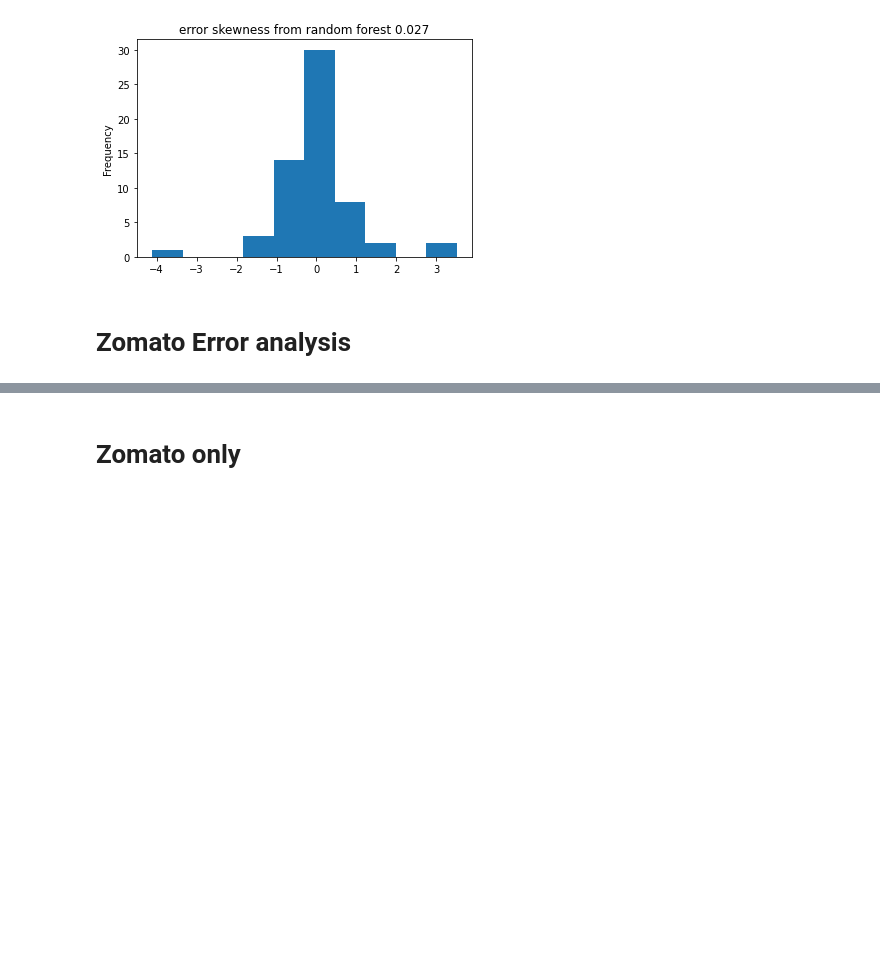
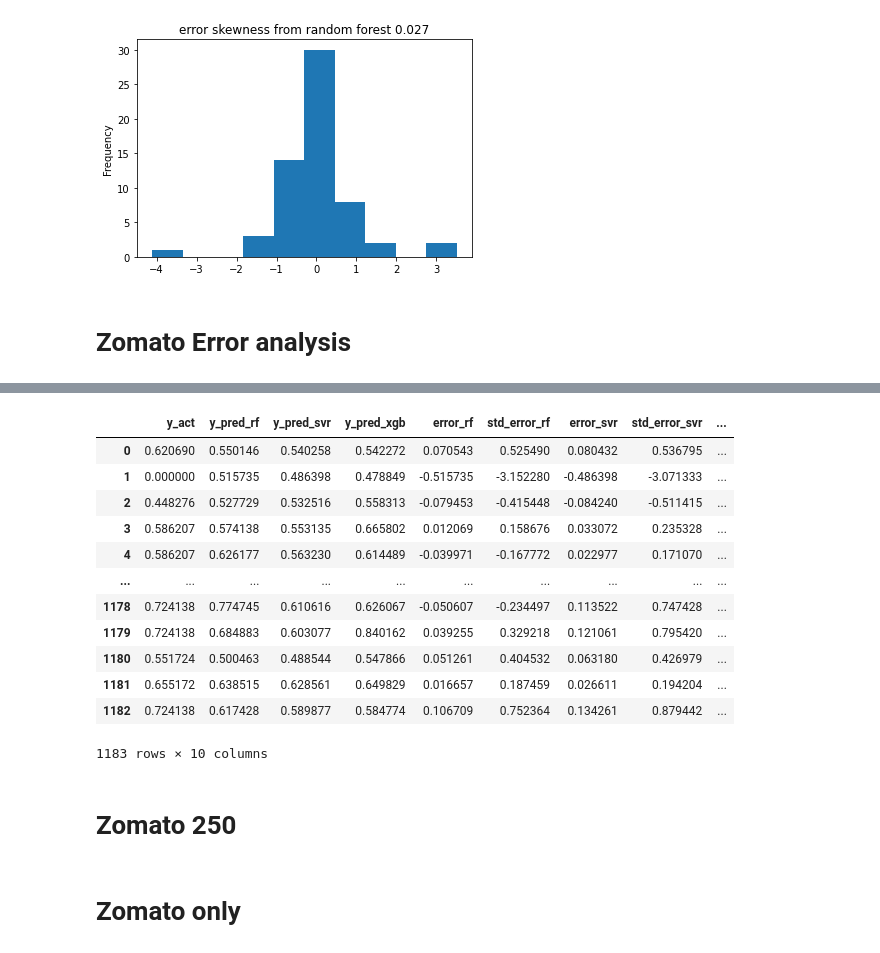
Before and after one commit to adamaulia/AdamThesis, a Jupyter notebook: 5_error_regression.ipynb, the cells around one changed output, grey strips where cells are left out. Saved outputs shown, nothing was run; the diff lists cells and outputs as text; code cells hidden in the pictures; blank space fills up the shorter version.

```diff
--- a/5_error_regression.ipynb
+++ b/5_error_regression.ipynb
@@ -205,3 +224,21 @@ plt.show()
+# %%
+df_zom_scat_reg
+# %% [output]
+|  | y_act | y_pred_rf | y_pred_svr | y_pred_xgb | error_rf | std_error_rf | error_svr | std_error_svr | ... |
+| 0 | 0.620690 | 0.550146 | 0.540258 | 0.542272 | 0.070543 | 0.525490 | 0.080432 | 0.536795 | ... |
+| 1 | 0.000000 | 0.515735 | 0.486398 | 0.478849 | -0.515735 | -3.152280 | -0.486398 | -3.071333 | ... |
+| 2 | 0.448276 | 0.527729 | 0.532516 | 0.558313 | -0.079453 | -0.415448 | -0.084240 | -0.511415 | ... |
+| 3 | 0.586207 | 0.574138 | 0.553135 | 0.665802 | 0.012069 | 0.158676 | 0.033072 | 0.235328 | ... |
+| 4 | 0.586207 | 0.626177 | 0.563230 | 0.614489 | -0.039971 | -0.167772 | 0.022977 | 0.171070 | ... |
+| ... | ... | ... | ... | ... | ... | ... | ... | ... | ... |
+| 1178 | 0.724138 | 0.774745 | 0.610616 | 0.626067 | -0.050607 | -0.234497 | 0.113522 | 0.747428 | ... |
+| 1179 | 0.724138 | 0.684883 | 0.603077 | 0.840162 | 0.039255 | 0.329218 | 0.121061 | 0.795420 | ... |
+| 1180 | 0.551724 | 0.500463 | 0.488544 | 0.547866 | 0.051261 | 0.404532 | 0.063180 | 0.426979 | ... |
+| 1181 | 0.655172 | 0.638515 | 0.628561 | 0.649829 | 0.016657 | 0.187459 | 0.026611 | 0.194204 | ... |
+| 1182 | 0.724138 | 0.617428 | 0.589877 | 0.584774 | 0.106709 | 0.752364 | 0.134261 | 0.879442 | ... |
+1183 rows × 10 columns
+# %% [markdown]
+# Zomato 250
 # %% [markdown]
 # Zomato only
 # %%
```
Also changed, not shown: parts of 6 cells of this notebook, 1 other file.
